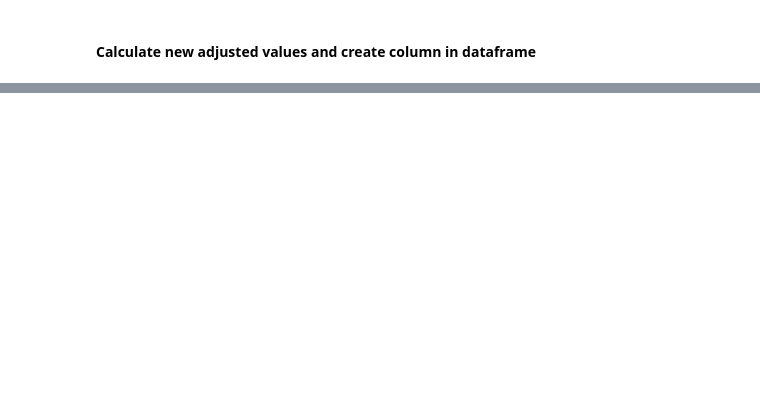
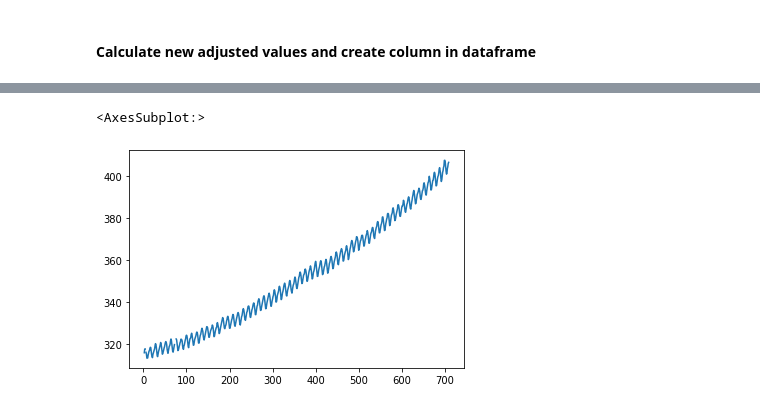
Before and after one commit to huuugh18/finmodel, a Jupyter notebook: 1-5 activity getting data.ipynb, the cells around one changed output, grey strips where cells are left out. Cells and saved outputs as stored; diff of their text form; code cells hidden in the pictures; blank space fills up the shorter version.

```diff
--- a/1-5 activity getting data.ipynb
+++ b/1-5 activity getting data.ipynb
@@ -199,0 +243,5 @@ df_adj.plot(figsize=(15,10))
+# %%
+c02_df['Carbon Dioxide (ppm)'].plot()
+# %% [output]
+<AxesSubplot:>
+[figure, added]
```
Also changed, not shown: parts of 17 cells of this notebook, 2 other files.
